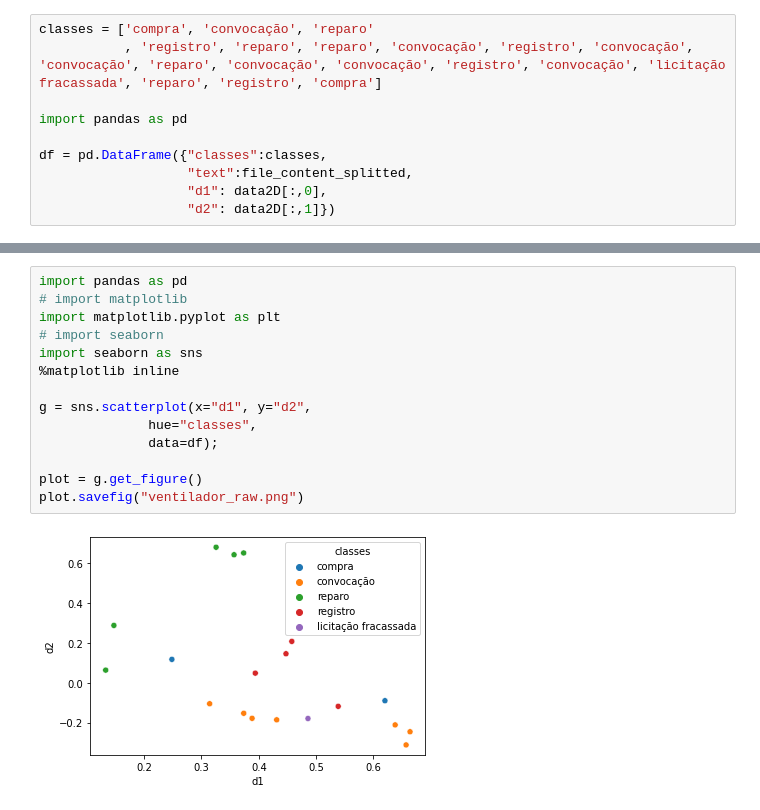
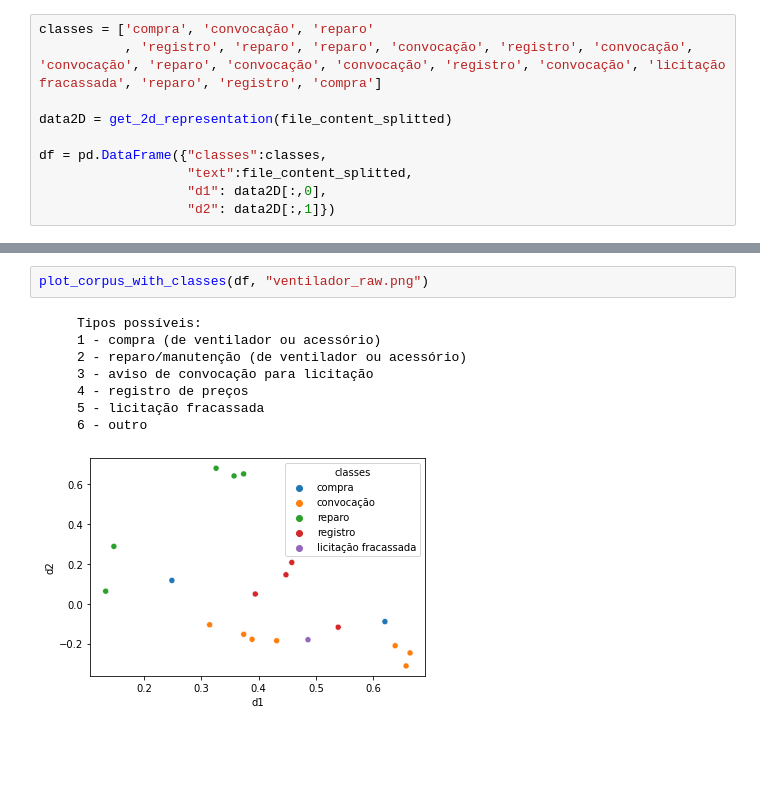
Before and after one commit to lubianat/transparencia_na_pandemia, a Jupyter notebook: misc/src/tiago.ipynb, the cells around one changed output, grey strips where cells are left out. Cells and saved outputs as stored; diff of their text form; blank space fills up the shorter version.

Commit message:
code: add exploration of ventiladores

```diff
--- a/misc/src/tiago.ipynb
+++ b/misc/src/tiago.ipynb
@@ -63,7 +107,7 @@ for i in file_content_splitted:
 classes = ['compra', 'convocação', 'reparo'
            , 'registro', 'reparo', 'reparo', 'convocação', 'registro', 'convocação', 'convocação', 'reparo', 'convocação', 'convocação', 'registro', 'convocação', 'licitação fracassada', 'reparo', 'registro', 'compra']
 
-import pandas as pd
+data2D = get_2d_representation(file_content_splitted)
 
 df = pd.DataFrame({"classes":classes,
                    "text":file_content_splitted,
@@ -79,16 +116,11 @@ df.head(3)
-# %%
-import pandas as pd
-# import matplotlib
-import matplotlib.pyplot as plt
-# import seaborn
-import seaborn as sns
-%matplotlib inline
-
-g = sns.scatterplot(x="d1", y="d2",
-              hue="classes",
-              data=df);
-
-plot = g.get_figure()
-plot.savefig("ventilador_raw.png")
-# %% [output]
-[figure, removed]
+# %%
+plot_corpus_with_classes(df, "ventilador_raw.png")
+# %% [output]
+     Tipos possíveis:
+     1 - compra (de ventilador ou acessório)
+     2 - reparo/manutenção (de ventilador ou acessório)
+     3 - aviso de convocação para licitação
+     4 - registro de preços
+     5 - licitação fracassada
+     6 - outro
+[figure, added]
```
Also changed, not shown: parts of 16 cells of this notebook, 2 other files.
